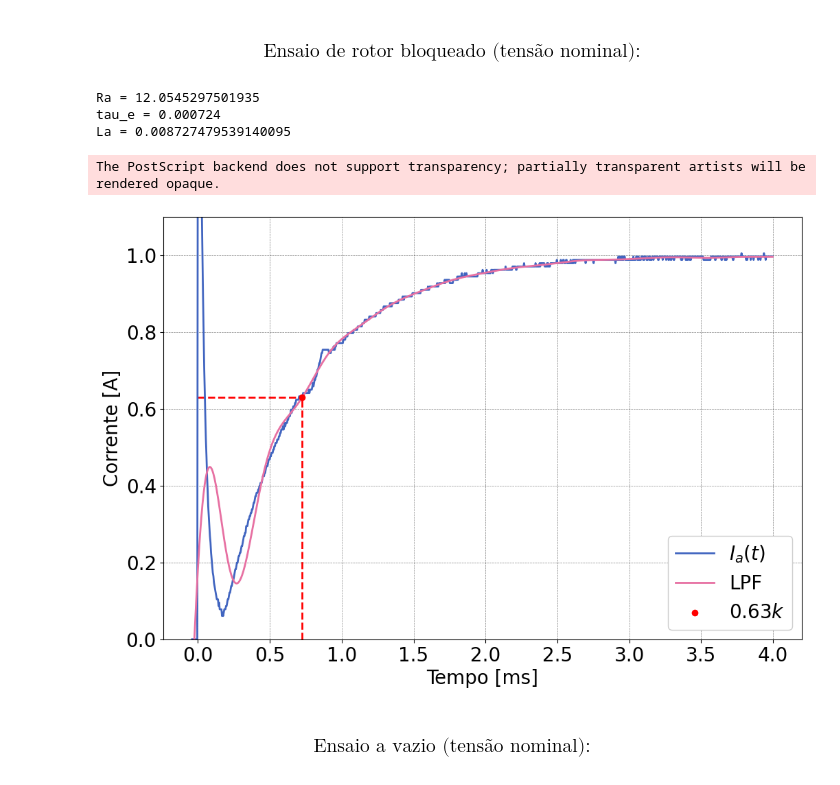
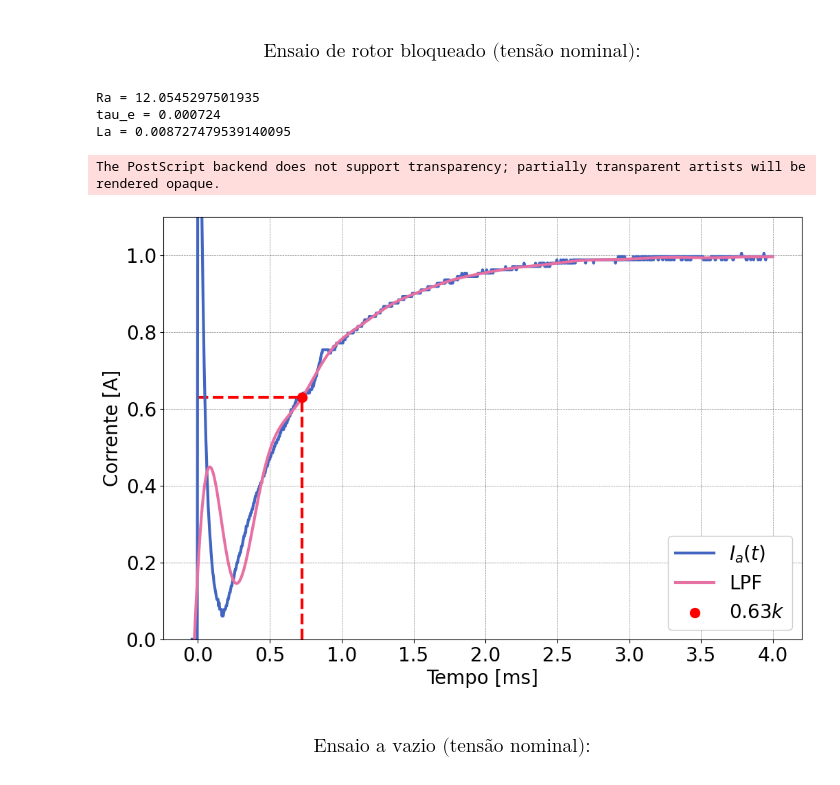
Before and after one commit to ErickNMA/LCD, a Jupyter notebook: ensaios_planta/fan-plate_analisys.ipynb, the cells around one changed output. Cells and saved outputs as stored; diff of their text form; code cells hidden in the pictures.

```diff
--- a/ensaios_planta/fan-plate_analisys.ipynb
+++ b/ensaios_planta/fan-plate_analisys.ipynb
@@ -13,7 +13,7 @@ plt.style.use([
     'grid',
     'retro'
 ])
-plt.rcParams['lines.linewidth'] = 2
+plt.rcParams['lines.linewidth'] = 3
 plt.rcParams['font.size'] = 20
 plt.rcParams['figure.figsize'] = (12, 8)
 # %%
@@ -57,35 +57,35 @@ print(f'Ra = {Ra}')
 
 #Ajuste da corrente pela queda de tensão no shunt:
 y1 *= ((1/Ra)+(1/Rs))
 y1lpf = LPF(y1, 4, 10, 1e3)
 
 #Cálculo da constante de tempo elétrica:
 y163 = 0.632*y1lpf[-1]
 taue = t1[index(y1lpf[50:], y163)+50]
 print(f'tau_e = {taue}')
 
 #Cálculo da indutância de armadura:
 La = taue*Ra
 print(f'La = {La}')
 
 #Plot dos dados:
 plt.figure()
 plt.plot((0, taue*1e3), (y163, y163), linestyle='dashed', color='r', zorder=0)
 plt.plot((taue*1e3, taue*1e3), (0, y163), linestyle='dashed', color='r', zorder=0)
 plt.plot(t1*1e3, y1, label='$I_a(t)$', zorder=1)
 plt.plot(t1*1e3, y1lpf, label='LPF', zorder=2)
-plt.scatter(taue*1e3, y163, color='r', label='$0.63k$', zorder=3)
+plt.scatter(taue*1e3, y163, color='r', linewidth=5, label='$0.63k$', zorder=3)
 plt.ylim(0, 1.1)
 plt.ylabel('Corrente [A]')
 plt.xlabel('Tempo [ms]')
 plt.legend()
 plt.savefig('curves/rb.eps', dpi=600, transparent=True, bbox_inches='tight')
 # %% [output]
 Ra = 12.0545297501935
 tau_e = 0.000724
 La = 0.008727479539140095
 The PostScript backend does not support transparency; partially transparent artists will be rendered opaque.
-[figure, old version]
+[figure, new version]
 # %% [markdown]
 ### $$ \text{Ensaio a vazio (tensão nominal):}$$
 # %%
```
Also changed, not shown: parts of 4 cells of this notebook, 5 other files.
